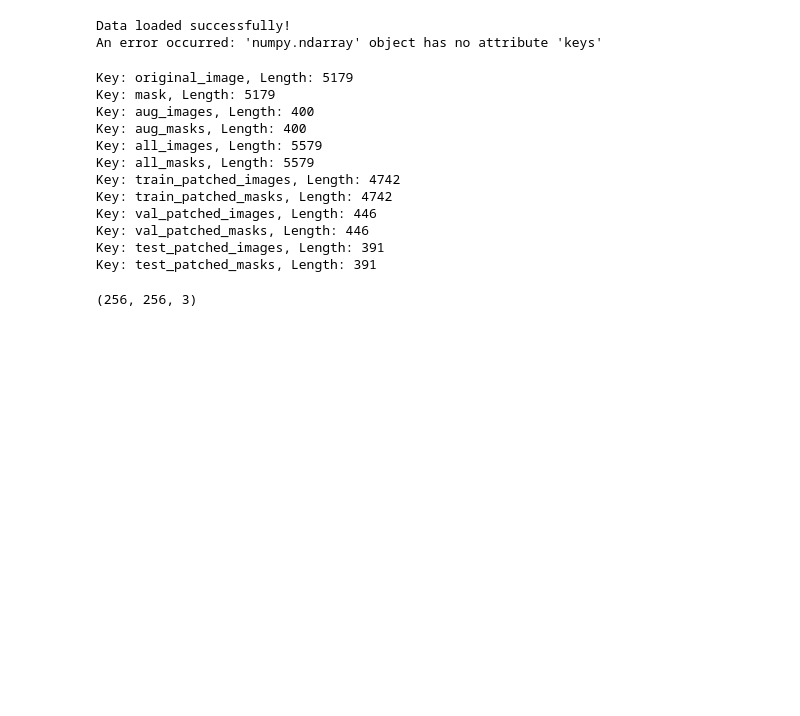
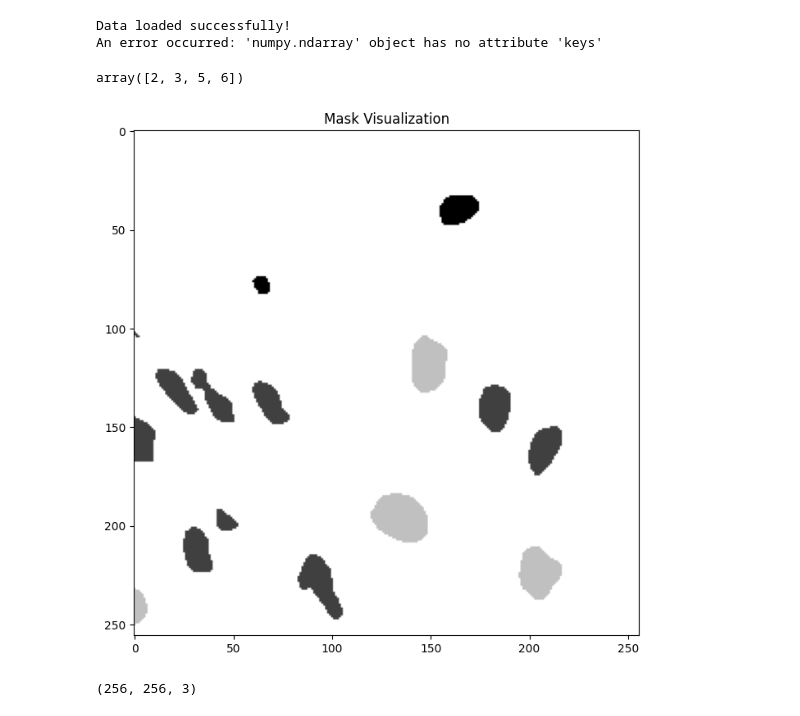
Before and after one commit to sohumgautam17/Cell_Att_UVixLSTM, a Jupyter notebook: prim_notebook.ipynb, the cells around one changed output. Drawn from its saved outputs; the diff is of its cells as text; code cells hidden in the pictures; blank space fills up the shorter version.

Commit message:
update metadata and tests

```diff
--- a/prim_notebook.ipynb
+++ b/prim_notebook.ipynb
@@ -58,5 +40,11 @@ Estimated Total Size (MB): 6388.67
 # %% [markdown]
 # This is inspecting the dictionary being fed to the model
+# %%
+def visualize_mask(mask, title='Mask Visualization'):
+    plt.figure(figsize=(8, 8))
+    plt.imshow(mask, cmap='gray')
+    plt.title(title)
+    plt.show
 # %%
 try:
     data = np.load('./Data/pannuke_6c.npy', allow_pickle=True)
@@ -77,24 +65,15 @@ An error occurred: 'numpy.ndarray' object has no attribute 'keys'
 import numpy as np
 
 # Load the data dictionary
-data = np.load('./Data/pannuke_6c_augs.npy', allow_pickle=True).item()
-
-# Print the length of each key's value
-for key, value in data.items():
-    if isinstance(value, list):
-        print(f"Key: {key}, Length: {len(value)}")
-    else:
-        print(f"Key: {key}, Value: Not a list (type: {type(value)})")
+data = np.load('./Data/pannuke_6c.npy', allow_pickle=True).item()
-# %% [output]
-Key: original_image, Length: 5179
-Key: mask, Length: 5179
-Key: aug_images, Length: 400
-Key: aug_masks, Length: 400
-Key: all_images, Length: 5579
-Key: all_masks, Length: 5579
-Key: train_patched_images, Length: 4742
-Key: train_patched_masks, Length: 4742
-Key: val_patched_images, Length: 446
-Key: val_patched_masks, Length: 446
-Key: test_patched_images, Length: 391
-Key: test_patched_masks, Length: 391
+# %%
+np.unique(data['test_patched_masks'][0])
+# %% [output]
+array([2, 3, 5, 6])
+# %%
+np.set_printoptions(threshold=np.inf)
+# print(data['test_patched_masks'][0])
+visualize_mask(data['test_patched_masks'][0])
+# print(data['test_patched_masks'][0])
+# %% [output]
+[figure, added]
```
Also changed, not shown: parts of 3 cells of this notebook, 2 other files.
